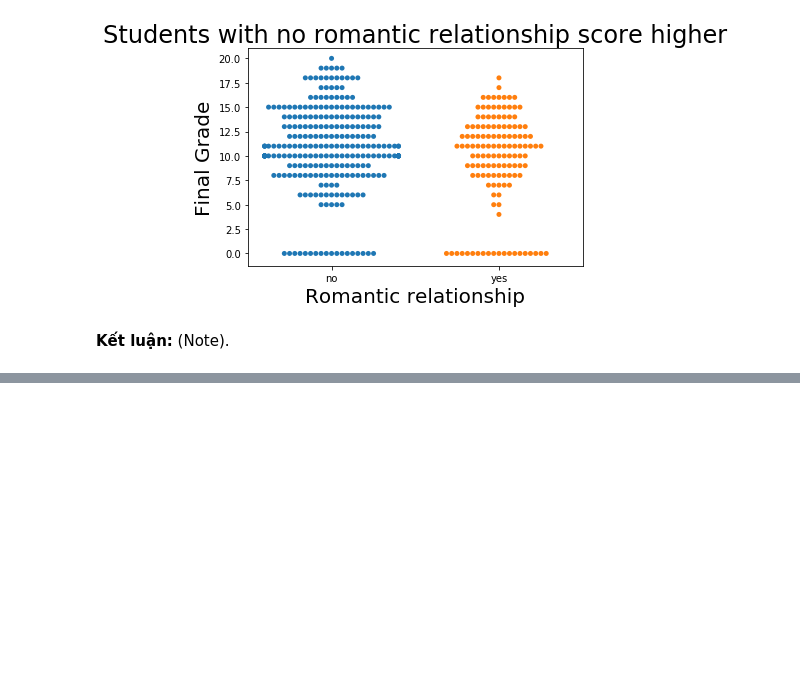
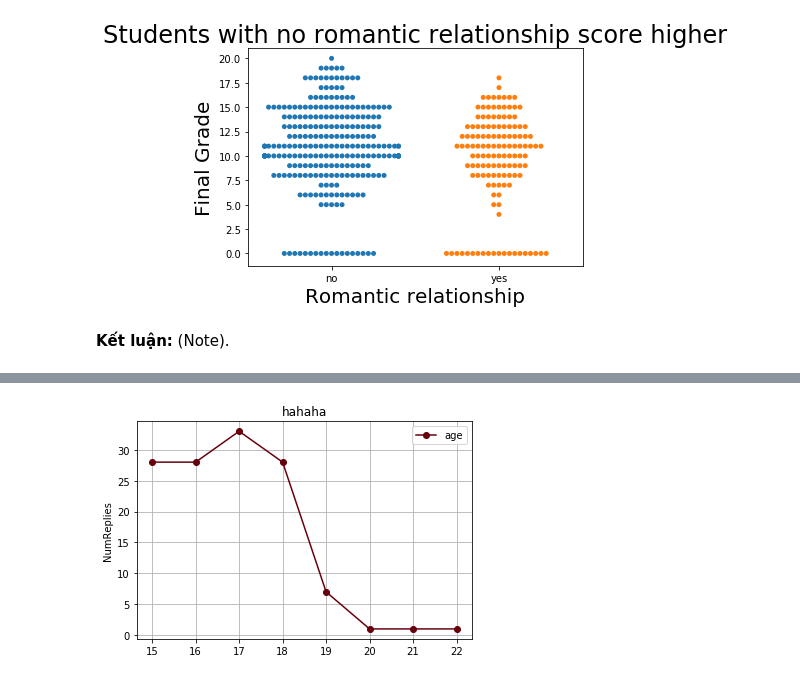
Before and after one commit to bason1999qn/Predict_Student_Performance, a Jupyter notebook: 1712732-ThaiBaSon.ipynb, the cells around one changed output, grey strips where cells are left out. Saved outputs shown, nothing was run; the diff lists cells and outputs as text; code cells hidden in the pictures; blank space fills up the shorter version.

```diff
--- a/1712732-ThaiBaSon.ipynb
+++ b/1712732-ThaiBaSon.ipynb
@@ -288,0 +307,5 @@ sns.palplot(sns.color_palette(flatui))
+# %%
+df_5 = df_s[df_s['Dalc'] > 1]
+
+df_5 = df_5[['age','Dalc']]
+df_5.head()
@@ -288,0 +319,4 @@ sns.palplot(sns.color_palette(flatui))
+# %%
+df_t = df_s.copy()['age'].value_counts()
+df_t.sort_index(inplace = True)
+df_t.values
@@ -288,0 +325,12 @@ sns.palplot(sns.color_palette(flatui))
+# %%
+def count_age_acl(dataframe, series):
+    acl_list = []
+    num = 0
+    for i in series.index:
+        num = len(dataframe[dataframe['age'] == i])
+        print(num)
+        acl_list.append(num)
+    return acl_list
+# %%
+df_t.replace(df_t.values, count_age_acl(df_5, df_t), inplace = True)
+df_t
@@ -288,0 +355,5 @@ sns.palplot(sns.color_palette(flatui))
+# %%
+df_t.plot(kind = 'line', marker='o', title = "hahaha", grid = True, legend = True, colormap = 'Reds_r')
+plt.ylabel('NumReplies');
+# %% [output]
+[figure, added]
```
Also changed, not shown: parts of 13 cells of this notebook.
